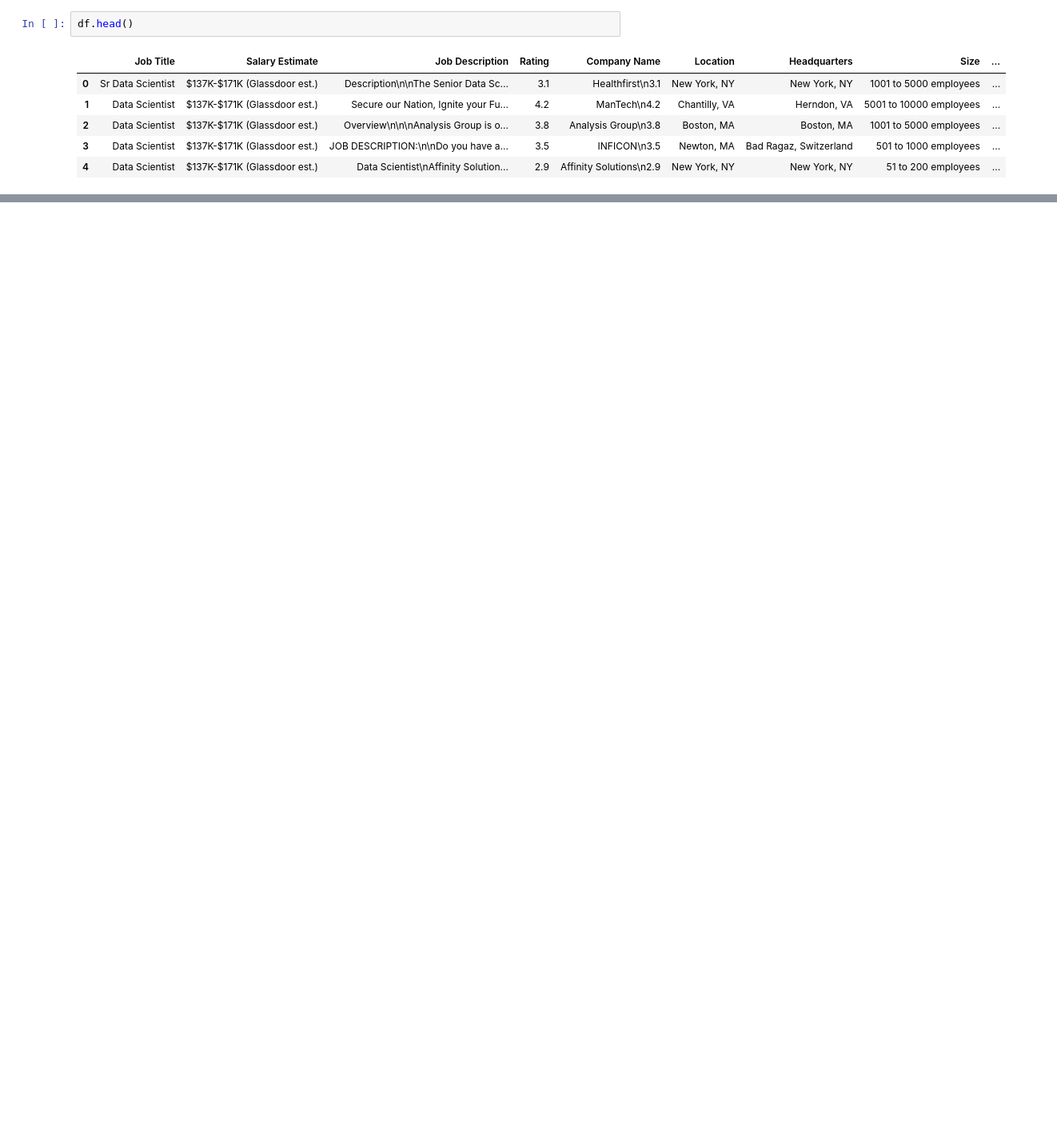
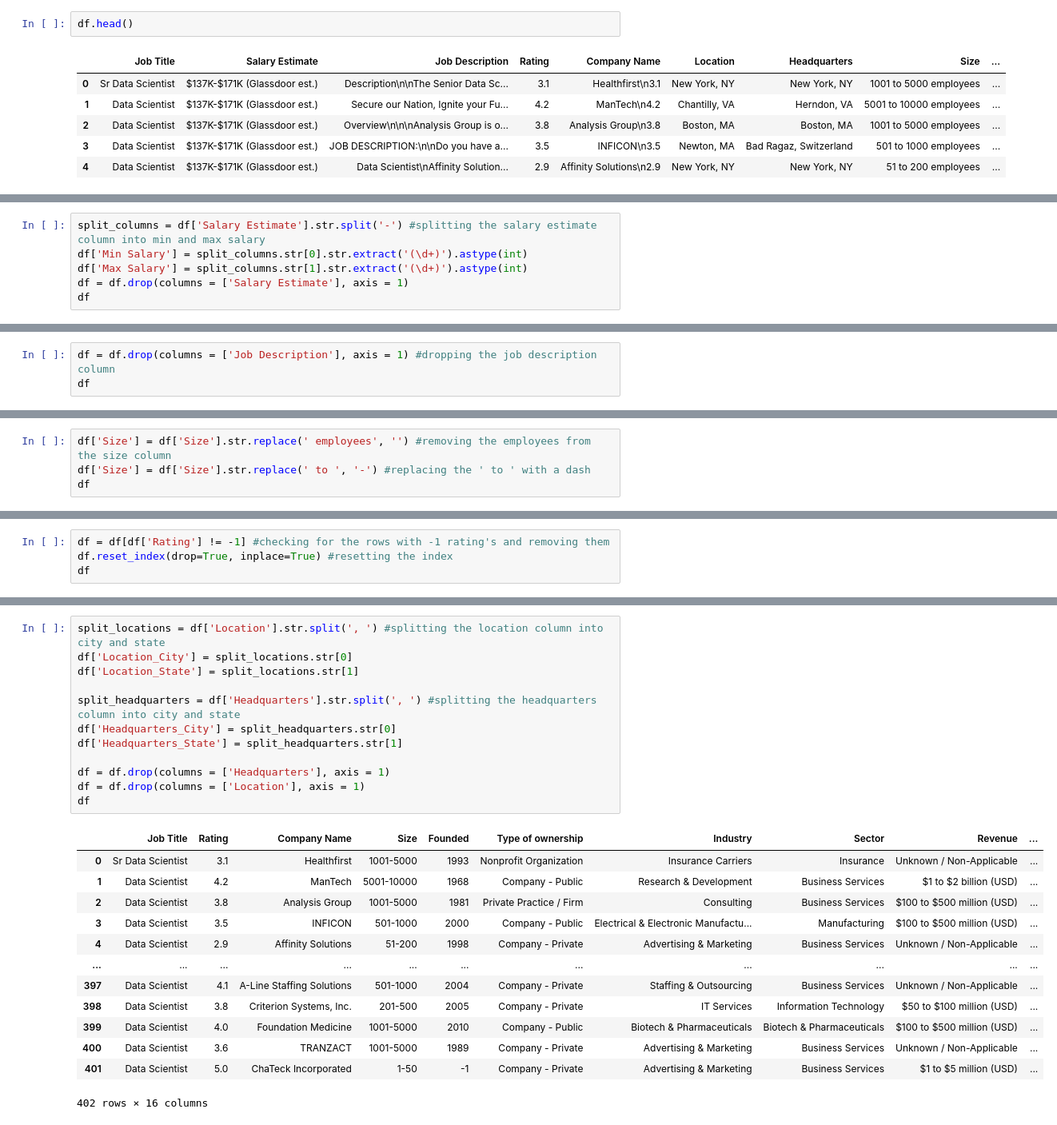
Before and after one commit to KishanYern/Data-Science-Project, a Jupyter notebook: computer_jobs.ipynb, the cells around one changed output, grey strips where cells are left out. Shown: that part at 80% size. Drawn from its saved outputs; the diff is of its cells as text; blank space fills up the shorter version.

Commit message:
partially cleaned data

```diff
--- a/computer_jobs.ipynb
+++ b/computer_jobs.ipynb
@@ -67,0 +104,6 @@ df.head()
+# %%
+split_columns = df['Salary Estimate'].str.split('-') #splitting the salary estimate column into min and max salary
+df['Min Salary'] = split_columns.str[0].str.extract('(\d+)').astype(int)
+df['Max Salary'] = split_columns.str[1].str.extract('(\d+)').astype(int)
+df = df.drop(columns = ['Salary Estimate'], axis = 1)
+df
@@ -67,0 +124,3 @@ df.head()
+# %%
+df = df.drop(columns = ['Job Description'], axis = 1) #dropping the job description column
+df
@@ -67,0 +141,4 @@ df.head()
+# %%
+df['Size'] = df['Size'].str.replace(' employees', '') #removing the employees from the size column
+df['Size'] = df['Size'].str.replace(' to ', '-') #replacing the ' to ' with a dash
+df
@@ -67,0 +159,4 @@ df.head()
+# %%
+df = df[df['Rating'] != -1] #checking for the rows with -1 rating's and removing them
+df.reset_index(drop=True, inplace=True) #resetting the index
+df
@@ -67,0 +177,26 @@ df.head()
+# %%
+split_locations = df['Location'].str.split(', ') #splitting the location column into city and state
+df['Location_City'] = split_locations.str[0]
+df['Location_State'] = split_locations.str[1]
+
+split_headquarters = df['Headquarters'].str.split(', ') #splitting the headquarters column into city and state
+df['Headquarters_City'] = split_headquarters.str[0]
+df['Headquarters_State'] = split_headquarters.str[1]
+
+df = df.drop(columns = ['Headquarters'], axis = 1)
+df = df.drop(columns = ['Location'], axis = 1)
+df
+# %% [output]
+|  | Job Title | Rating | Company Name | Size | Founded | Type of ownership | Industry | Sector | Revenue | ... |
+| 0 | Sr Data Scientist | 3.1 | Healthfirst | 1001-5000 | 1993 | Nonprofit Organization | Insurance Carriers | Insurance | Unknown / Non-Applicable | ... |
+| 1 | Data Scientist | 4.2 | ManTech | 5001-10000 | 1968 | Company - Public | Research & Development | Business Services | $1 to $2 billion (USD) | ... |
+| 2 | Data Scientist | 3.8 | Analysis Group | 1001-5000 | 1981 | Private Practice / Firm | Consulting | Business Services | $100 to $500 million (USD) | ... |
+| 3 | Data Scientist | 3.5 | INFICON | 501-1000 | 2000 | Company - Public | Electrical & Electronic Manufactu... | Manufacturing | $100 to $500 million (USD) | ... |
+| 4 | Data Scientist | 2.9 | Affinity Solutions | 51-200 | 1998 | Company - Private | Advertising & Marketing | Business Services | Unknown / Non-Applicable | ... |
+| ... | ... | ... | ... | ... | ... | ... | ... | ... | ... | ... |
+| 397 | Data Scientist | 4.1 | A-Line Staffing Solutions | 501-1000 | 2004 | Company - Private | Staffing & Outsourcing | Business Services | Unknown / Non-Applicable | ... |
+| 398 | Data Scientist | 3.8 | Criterion Systems, Inc. | 201-500 | 2005 | Company - Private | IT Services | Information Technology | $50 to $100 million (USD) | ... |
+| 399 | Data Scientist | 4.0 | Foundation Medicine | 1001-5000 | 2010 | Company - Public | Biotech & Pharmaceuticals | Biotech & Pharmaceuticals | $100 to $500 million (USD) | ... |
+| 400 | Data Scientist | 3.6 | TRANZACT | 1001-5000 | 1989 | Company - Private | Advertising & Marketing | Business Services | Unknown / Non-Applicable | ... |
+| 401 | Data Scientist | 5.0 | ChaTeck Incorporated | 1-50 | -1 | Company - Private | Advertising & Marketing | Business Services | $1 to $5 million (USD) | ... |
+402 rows × 16 columns
```
Also changed, not shown: parts of 8 cells of this notebook.
